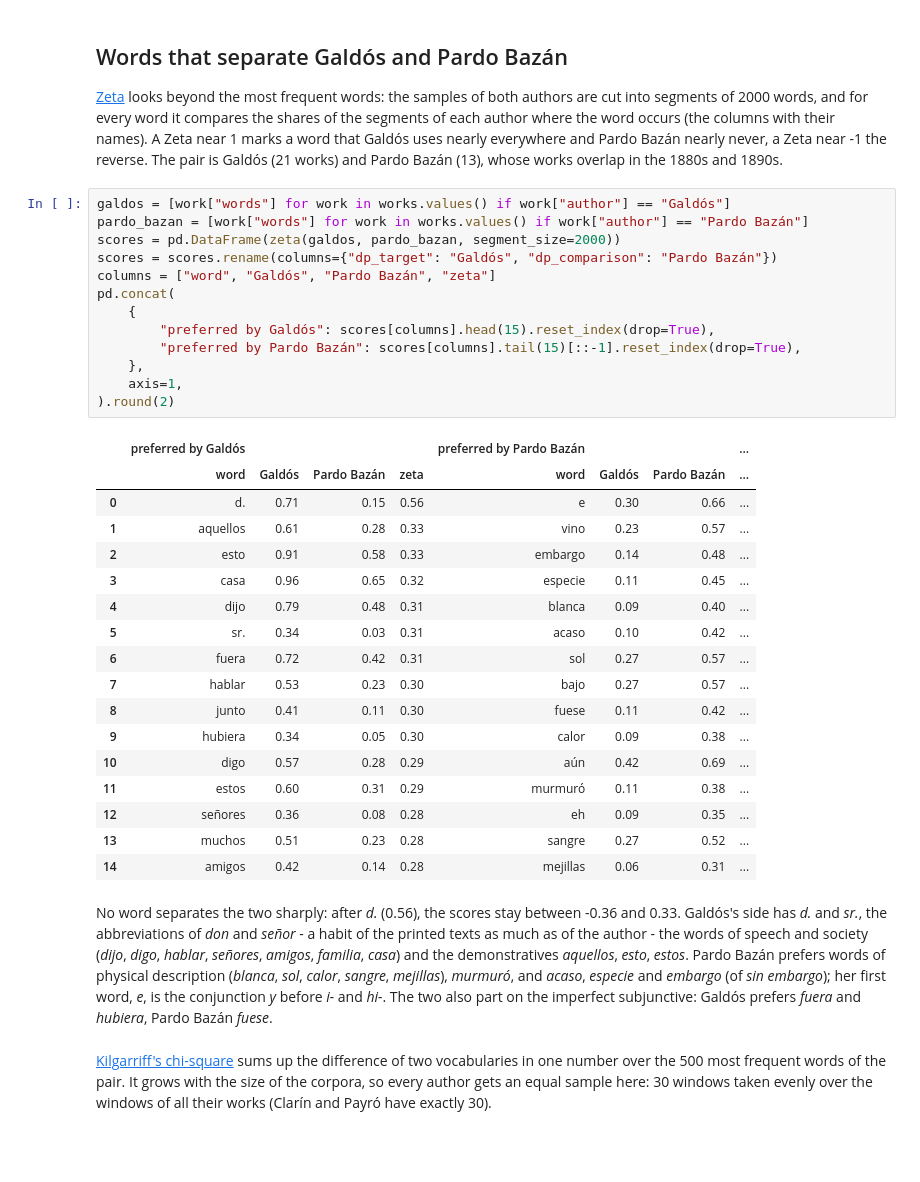
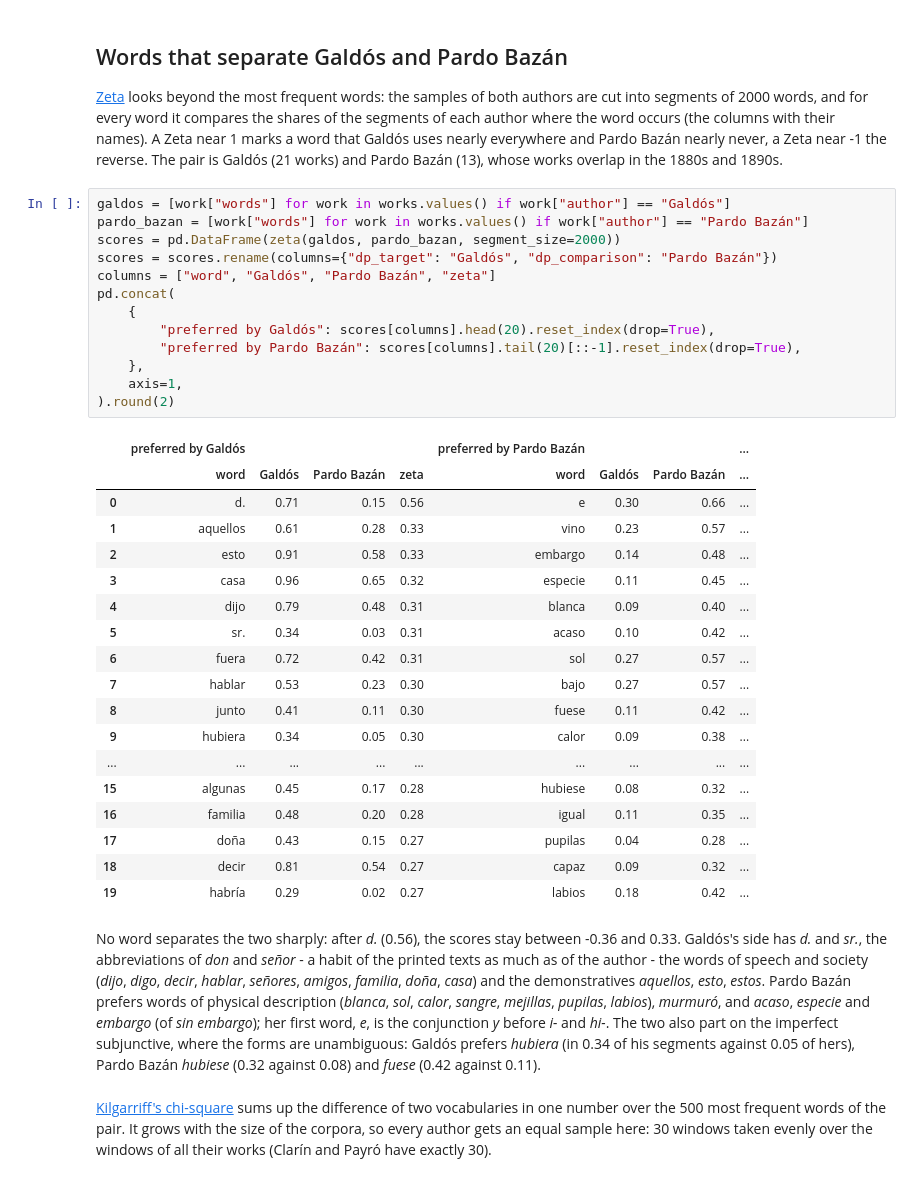
Before and after one commit to SergeyShk/esTS, a Jupyter notebook: examples/02_prose_authors.ipynb, the cells around one changed output. Cells and saved outputs as stored; diff of their text form; blank space fills up the shorter version.

```diff
--- a/examples/02_prose_authors.ipynb
+++ b/examples/02_prose_authors.ipynb
@@ -411,36 +416,37 @@ Leave-one-out attributes 84 of the 93 works correctly (90.3%), against 21 for al
 # %%
 galdos = [work["words"] for work in works.values() if work["author"] == "Galdós"]
 pardo_bazan = [work["words"] for work in works.values() if work["author"] == "Pardo Bazán"]
 scores = pd.DataFrame(zeta(galdos, pardo_bazan, segment_size=2000))
 scores = scores.rename(columns={"dp_target": "Galdós", "dp_comparison": "Pardo Bazán"})
 columns = ["word", "Galdós", "Pardo Bazán", "zeta"]
 pd.concat(
     {
-        "preferred by Galdós": scores[columns].head(15).reset_index(drop=True),
-        "preferred by Pardo Bazán": scores[columns].tail(15)[::-1].reset_index(drop=True),
+        "preferred by Galdós": scores[columns].head(20).reset_index(drop=True),
+        "preferred by Pardo Bazán": scores[columns].tail(20)[::-1].reset_index(drop=True),
     },
     axis=1,
 ).round(2)
 # %% [output]
 |  | preferred by Galdós |  |  |  | preferred by Pardo Bazán |  |  | ... |
 |  | word | Galdós | Pardo Bazán | zeta | word | Galdós | Pardo Bazán | ... |
 | 0 | d. | 0.71 | 0.15 | 0.56 | e | 0.30 | 0.66 | ... |
 | 1 | aquellos | 0.61 | 0.28 | 0.33 | vino | 0.23 | 0.57 | ... |
 | 2 | esto | 0.91 | 0.58 | 0.33 | embargo | 0.14 | 0.48 | ... |
 | 3 | casa | 0.96 | 0.65 | 0.32 | especie | 0.11 | 0.45 | ... |
 | 4 | dijo | 0.79 | 0.48 | 0.31 | blanca | 0.09 | 0.40 | ... |
 | 5 | sr. | 0.34 | 0.03 | 0.31 | acaso | 0.10 | 0.42 | ... |
 | 6 | fuera | 0.72 | 0.42 | 0.31 | sol | 0.27 | 0.57 | ... |
 | 7 | hablar | 0.53 | 0.23 | 0.30 | bajo | 0.27 | 0.57 | ... |
 | 8 | junto | 0.41 | 0.11 | 0.30 | fuese | 0.11 | 0.42 | ... |
 | 9 | hubiera | 0.34 | 0.05 | 0.30 | calor | 0.09 | 0.38 | ... |
-| 10 | digo | 0.57 | 0.28 | 0.29 | aún | 0.42 | 0.69 | ... |
-| 11 | estos | 0.60 | 0.31 | 0.29 | murmuró | 0.11 | 0.38 | ... |
-| 12 | señores | 0.36 | 0.08 | 0.28 | eh | 0.09 | 0.35 | ... |
-| 13 | muchos | 0.51 | 0.23 | 0.28 | sangre | 0.27 | 0.52 | ... |
-| 14 | amigos | 0.42 | 0.14 | 0.28 | mejillas | 0.06 | 0.31 | ... |
+| ... | ... | ... | ... | ... | ... | ... | ... | ... |
+| 15 | algunas | 0.45 | 0.17 | 0.28 | hubiese | 0.08 | 0.32 | ... |
+| 16 | familia | 0.48 | 0.20 | 0.28 | igual | 0.11 | 0.35 | ... |
+| 17 | doña | 0.43 | 0.15 | 0.27 | pupilas | 0.04 | 0.28 | ... |
+| 18 | decir | 0.81 | 0.54 | 0.27 | capaz | 0.09 | 0.32 | ... |
+| 19 | habría | 0.29 | 0.02 | 0.27 | labios | 0.18 | 0.42 | ... |
 # %% [markdown]
-No word separates the two sharply: after *d.* (0.56), the scores stay between -0.36 and 0.33. Galdós's side has *d.* and *sr.*, the abbreviations of *don* and *señor* - a habit of the printed texts as much as of the author - the words of speech and society (*dijo*, *digo*, *hablar*, *señores*, *amigos*, *familia*, *casa*) and the demonstratives *aquellos*, *esto*, *estos*. Pardo Bazán prefers words of physical description (*blanca*, *sol*, *calor*, *sangre*, *mejillas*), *murmuró*, and *acaso*, *especie* and *embargo* (of *sin embargo*); her first word, *e*, is the conjunction *y* before *i-* and *hi-*. The two also part on the imperfect subjunctive: Galdós prefers *fuera* and *hubiera*, Pardo Bazán *fuese*.
+No word separates the two sharply: after *d.* (0.56), the scores stay between -0.36 and 0.33. Galdós's side has *d.* and *sr.*, the abbreviations of *don* and *señor* - a habit of the printed texts as much as of the author - the words of speech and society (*dijo*, *digo*, *decir*, *hablar*, *señores*, *amigos*, *familia*, *doña*, *casa*) and the demonstratives *aquellos*, *esto*, *estos*. Pardo Bazán prefers words of physical description (*blanca*, *sol*, *calor*, *sangre*, *mejillas*, *pupilas*, *labios*), *murmuró*, and *acaso*, *especie* and *embargo* (of *sin embargo*); her first word, *e*, is the conjunction *y* before *i-* and *hi-*. The two also part on the imperfect subjunctive, where the forms are unambiguous: Galdós prefers *hubiera* (in 0.34 of his segments against 0.05 of hers), Pardo Bazán *hubiese* (0.32 against 0.08) and *fuese* (0.42 against 0.11).
 # %% [markdown]
 [Kilgarriff's chi-square](https://sergeyshk.github.io/esTS/corpus/stylometry/#kilgarriff_chi2) sums up the difference of two vocabularies in one number over the 500 most frequent words of the pair. It grows with the size of the corpora, so every author gets an equal sample here: 30 windows taken evenly over the windows of all their works (Clarín and Payró have exactly 30).
 # %%
```
Also changed, not shown: parts of 6 cells of this notebook, 11 other files.
